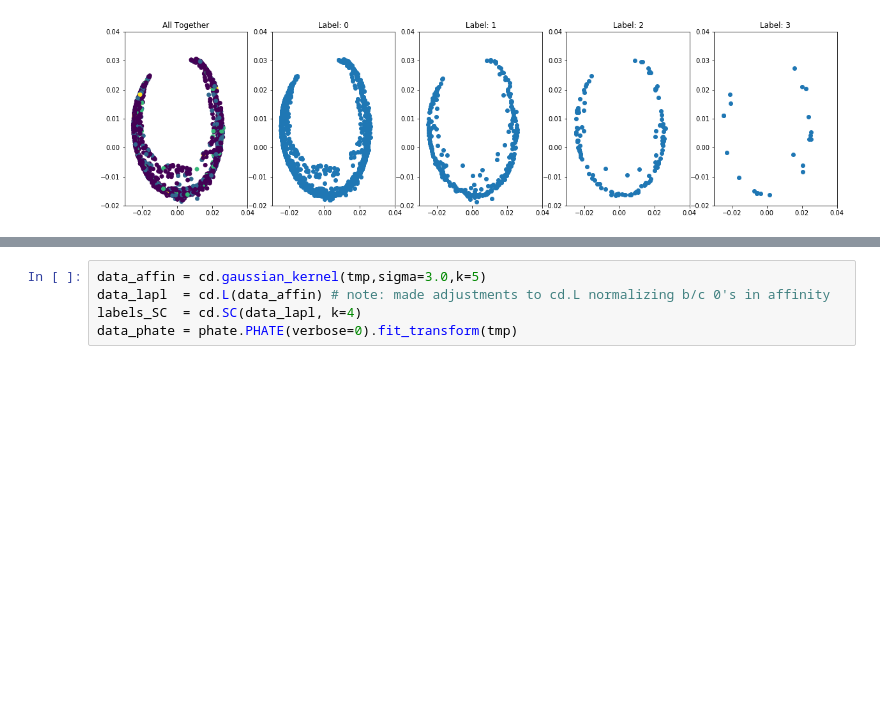
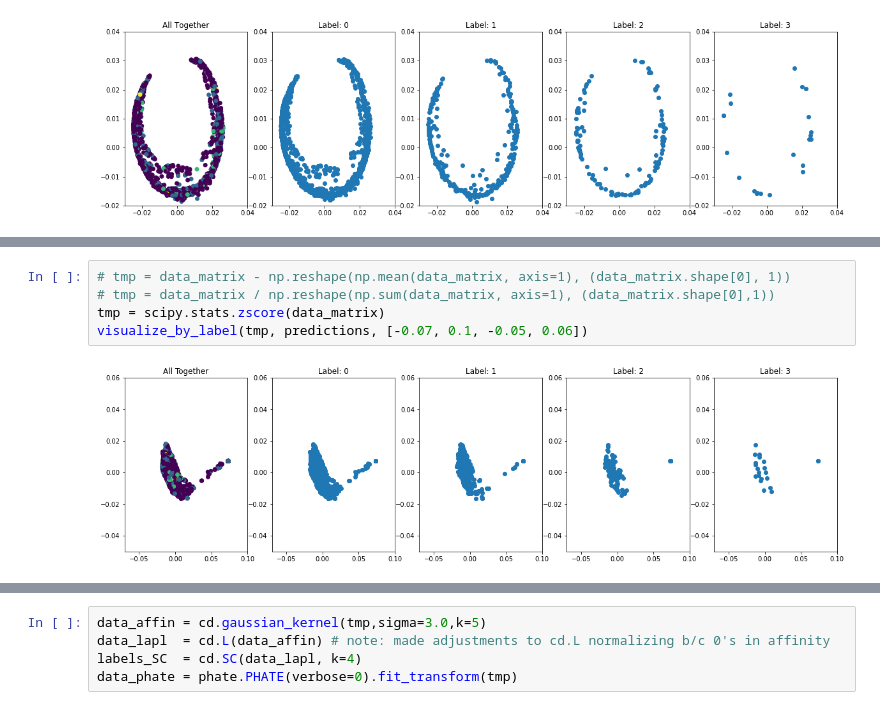
Before and after one commit to anniegao2007/neuron-clustering, a Jupyter notebook: code.ipynb, the cells around one changed output, grey strips where cells are left out. Drawn from its saved outputs; the diff is of its cells as text; blank space fills up the shorter version.

```diff
--- a/code.ipynb
+++ b/code.ipynb
@@ -243,0 +268,7 @@ visualize_by_label(tmp, predictions, [-0.03, 0.125, -0.03, 0.06])
+# %%
+# tmp = data_matrix - np.reshape(np.mean(data_matrix, axis=1), (data_matrix.shape[0], 1))
+# tmp = data_matrix / np.reshape(np.sum(data_matrix, axis=1), (data_matrix.shape[0],1))
+tmp = scipy.stats.zscore(data_matrix)
+visualize_by_label(tmp, predictions, [-0.07, 0.1, -0.05, 0.06])
+# %% [output]
+[figure, added]
```
Also changed, not shown: parts of 19 cells of this notebook, 2 other files.
